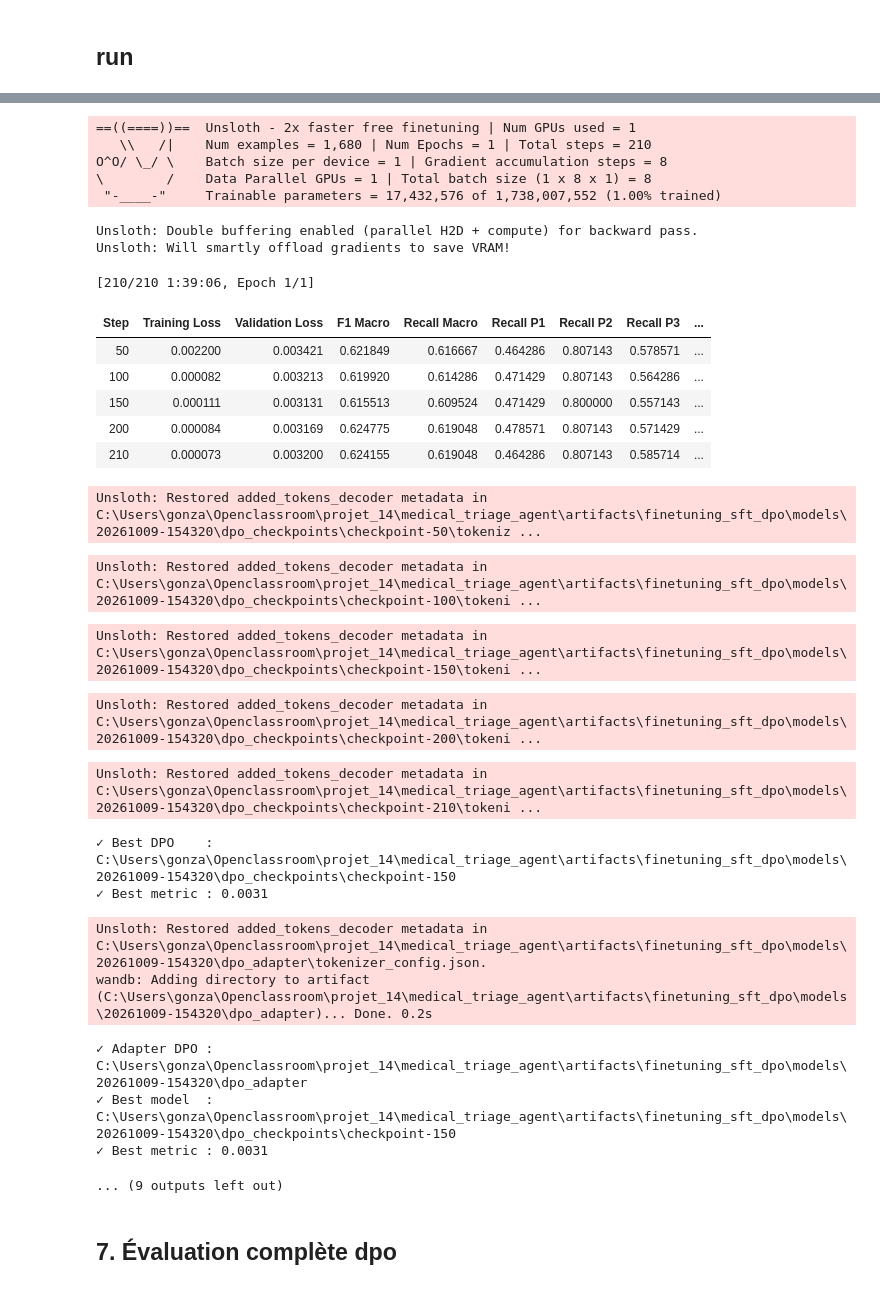
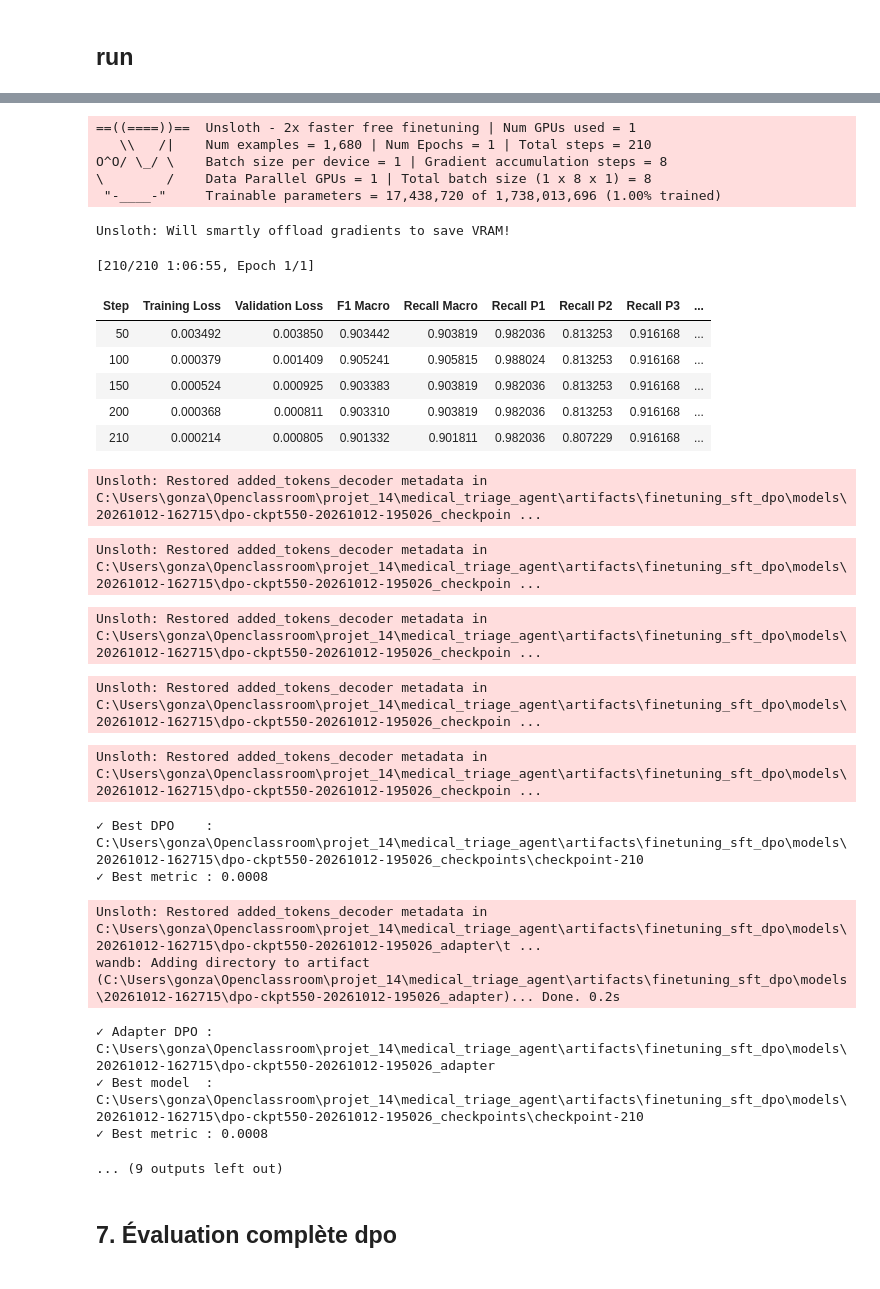
Before and after one commit to gonzalezcourrier34-glitch/medical_triage_agent, a Jupyter notebook: notebooks/06_finetuning_dpo.ipynb, the cells around one changed output, grey strips where cells are left out. Saved outputs shown, nothing was run; the diff lists cells and outputs as text; code cells hidden in the pictures.

```diff
--- a/notebooks/06_finetuning_dpo.ipynb
+++ b/notebooks/06_finetuning_dpo.ipynb
@@ -123,7 +123,8 @@ class ExperimentConfig:
     # Modèle de base réellement utilisé : Qwen/Qwen3-1.7B quantifié 4-bit par Unsloth
     # (et non Qwen3-1.7B-Base). La policy et la référence sont chargées depuis le
     # checkpoint SFT, qui pointe vers cette base dans son adapter_config.json.
-    model_id: str = "unsloth/Qwen3-1.7B-unsloth-bnb-4bit"
+    #model_id: str = "unsloth/Qwen3-1.7B-unsloth-bnb-4bit"
+    model_id: str = "Qwen/Qwen3-1.7B-Base"
     model_revision: str = "main"
 
     # Datasets
@@ -1450,6 +1516,24 @@ def precompute_reference_logps(
         .add_column("ref_rejected_logps", scores["rejected"])
     )
 # %%
+def enable_special_token_training(model, required: bool = True) -> int:
+    """Réactive l'entraînement des lignes des jetons spéciaux (trainable_token_indices).
+    Unsloth gèle tous les paramètres qui ne sont pas lora_A / lora_B après get_peft_model :
+    les deltas PEFT des jetons spéciaux sont donc créés mais figés. On les dégèle ici,
+    avant la création de l'optimiseur par le Trainer."""
+    names, count = [], 0
+    for name, param in model.named_parameters():
+        if "trainable_tokens_delta" in name:
+            param.requires_grad_(True)
+            names.append(name)
+            count += param.numel()
+    if required and not names:
+        raise RuntimeError("Aucun delta de jetons spéciaux : trainable_token_indices ignoré.")
+    if names:
+        print(f"✓ Jetons spéciaux entraînables | {len(names)} tenseur(s), {count:,} paramètres : {names}")
+    return count
+
+
 def load_dpo_model():
     """Charge le checkpoint SFT 4-bit."""
     if not torch.cuda.is_available():
@@ -1472,6 +1556,9 @@ def load_dpo_model():
     if tokenizer.pad_token_id is None:
         tokenizer.pad_token = tokenizer.eos_token
 
+    # Si le SFT a entraîné les jetons spéciaux, le DPO continue de les entraîner.
+    enable_special_token_training(model, required=False)
+
     return model, tokenizer, bf16, fp16, dtype
 # %%
 # ## Configure les hyperparamètres du Trainer DPO.
@@ -1509,7 +1596,7 @@ def build_dpo_config(
         save_total_limit=6,
         remove_unused_columns=False,                                  # Garde champs DPO
         report_to=REPORT_TO,                                          # W&B
-        run_name=run_name or f"dpo-{RUN_STAMP}",
+        run_name=run_name or f"{DPO_TAG}-{RUN_STAMP}",
         seed=CONFIG.seed,
         data_seed=CONFIG.seed
     )
@@ -2185,7 +2274,7 @@ results = {
     **dpo_validation_metrics,
 }
 
-metrics_path = RUN_METRIC_DIR / "dpo_training_metrics.json"
+metrics_path = DPO_METRIC_DIR / "dpo_training_metrics.json"
 save_metrics(metrics_path, results)  # Trace locale complète du run.
 
 
@@ -2202,7 +2291,8 @@ if dpo_run:
             "qwen3-triage-dpo-adapter",
             type="model",
             metadata={
-                "run_stamp": RUN_STAMP,                                      # Identifiant du run.
+                "run_stamp": RUN_STAMP,
+                "dpo_tag": DPO_TAG,                                      # Identifiant du run.
                 "sft_source_stamp": SFT_SOURCE_STAMP,                        # Run SFT source.
                 "sft_source_checkpoint": SFT_SOURCE_CHECKPOINT,              # Checkpoint SFT initial.
                 "reference_strategy": "precomputed_logps",                   # Référence DPO pré-calculée.
@@ -2218,53 +2308,52 @@ if dpo_run:
         artifact.add_dir(str(DPO_MODEL_PATH))  # Ajoute l'adapter DPO sauvegardé.
         dpo_run.log_artifact(artifact)
 
     finally:
         dpo_run.finish()  # Ferme proprement le run même en cas d'erreur W&B.
 
 
 # Affiche l'ensemble des métriques train + validation sous forme tabulaire.
 display(pd.DataFrame(
     results.items(),
     columns=["métrique", "valeur"]
 ))
 
 
 # Résumé final : provenance SFT, meilleur DPO et chemins des artefacts produits.
 print(
     f"\n✓ Run         : {RUN_STAMP}\n"
     f"✓ Source SFT  : {SFT_SOURCE_CHECKPOINT}\n"
     f"✓ Best DPO    : {best_checkpoint}\n"
     f"✓ Best metric : {best_metric:.4f}\n"
     f"✓ Adapter DPO : {DPO_MODEL_PATH}\n"
     f"✓ Métriques   : {metrics_path}"
 )
 # %% [output]
 ==((====))==  Unsloth - 2x faster free finetuning | Num GPUs used = 1
    \\   /|    Num examples = 1,680 | Num Epochs = 1 | Total steps = 210
 O^O/ \_/ \    Batch size per device = 1 | Gradient accumulation steps = 8
 \        /    Data Parallel GPUs = 1 | Total batch size (1 x 8 x 1) = 8
- "-____-"     Trainable parameters = 17,432,576 of 1,738,007,552 (1.00% trained)
+ "-____-"     Trainable parameters = 17,438,720 of 1,738,013,696 (1.00% trained)
-Unsloth: Double buffering enabled (parallel H2D + compute) for backward pass.
 Unsloth: Will smartly offload gradients to save VRAM!
-[210/210 1:39:06, Epoch 1/1]
+[210/210 1:06:55, Epoch 1/1]
 | Step | Training Loss | Validation Loss | F1 Macro | Recall Macro | Recall P1 | Recall P2 | Recall P3 | ... |
-| 50 | 0.002200 | 0.003421 | 0.621849 | 0.616667 | 0.464286 | 0.807143 | 0.578571 | ... |
-| 100 | 0.000082 | 0.003213 | 0.619920 | 0.614286 | 0.471429 | 0.807143 | 0.564286 | ... |
-| 150 | 0.000111 | 0.003131 | 0.615513 | 0.609524 | 0.471429 | 0.800000 | 0.557143 | ... |
-| 200 | 0.000084 | 0.003169 | 0.624775 | 0.619048 | 0.478571 | 0.807143 | 0.571429 | ... |
-| 210 | 0.000073 | 0.003200 | 0.624155 | 0.619048 | 0.464286 | 0.807143 | 0.585714 | ... |
+| 50 | 0.003492 | 0.003850 | 0.903442 | 0.903819 | 0.982036 | 0.813253 | 0.916168 | ... |
+| 100 | 0.000379 | 0.001409 | 0.905241 | 0.905815 | 0.988024 | 0.813253 | 0.916168 | ... |
+| 150 | 0.000524 | 0.000925 | 0.903383 | 0.903819 | 0.982036 | 0.813253 | 0.916168 | ... |
+| 200 | 0.000368 | 0.000811 | 0.903310 | 0.903819 | 0.982036 | 0.813253 | 0.916168 | ... |
+| 210 | 0.000214 | 0.000805 | 0.901332 | 0.901811 | 0.982036 | 0.807229 | 0.916168 | ... |
-Unsloth: Restored added_tokens_decoder metadata in C:\Users\gonza\Openclassroom\projet_14\medical_triage_agent\artifacts\finetuning_sft_dpo\models\20261009-154320\dpo_checkpoints\checkpoint-50\tokeniz ...
+Unsloth: Restored added_tokens_decoder metadata in C:\Users\gonza\Openclassroom\projet_14\medical_triage_agent\artifacts\finetuning_sft_dpo\models\20261012-162715\dpo-ckpt550-20261012-195026_checkpoin ...
-Unsloth: Restored added_tokens_decoder metadata in C:\Users\gonza\Openclassroom\projet_14\medical_triage_agent\artifacts\finetuning_sft_dpo\models\20261009-154320\dpo_checkpoints\checkpoint-100\tokeni ...
+Unsloth: Restored added_tokens_decoder metadata in C:\Users\gonza\Openclassroom\projet_14\medical_triage_agent\artifacts\finetuning_sft_dpo\models\20261012-162715\dpo-ckpt550-20261012-195026_checkpoin ...
-Unsloth: Restored added_tokens_decoder metadata in C:\Users\gonza\Openclassroom\projet_14\medical_triage_agent\artifacts\finetuning_sft_dpo\models\20261009-154320\dpo_checkpoints\checkpoint-150\tokeni ...
+Unsloth: Restored added_tokens_decoder metadata in C:\Users\gonza\Openclassroom\projet_14\medical_triage_agent\artifacts\finetuning_sft_dpo\models\20261012-162715\dpo-ckpt550-20261012-195026_checkpoin ...
-Unsloth: Restored added_tokens_decoder metadata in C:\Users\gonza\Openclassroom\projet_14\medical_triage_agent\artifacts\finetuning_sft_dpo\models\20261009-154320\dpo_checkpoints\checkpoint-200\tokeni ...
+Unsloth: Restored added_tokens_decoder metadata in C:\Users\gonza\Openclassroom\projet_14\medical_triage_agent\artifacts\finetuning_sft_dpo\models\20261012-162715\dpo-ckpt550-20261012-195026_checkpoin ...
-Unsloth: Restored added_tokens_decoder metadata in C:\Users\gonza\Openclassroom\projet_14\medical_triage_agent\artifacts\finetuning_sft_dpo\models\20261009-154320\dpo_checkpoints\checkpoint-210\tokeni ...
+Unsloth: Restored added_tokens_decoder metadata in C:\Users\gonza\Openclassroom\projet_14\medical_triage_agent\artifacts\finetuning_sft_dpo\models\20261012-162715\dpo-ckpt550-20261012-195026_checkpoin ...
-✓ Best DPO    : C:\Users\gonza\Openclassroom\projet_14\medical_triage_agent\artifacts\finetuning_sft_dpo\models\20261009-154320\dpo_checkpoints\checkpoint-150
-✓ Best metric : 0.0031
+✓ Best DPO    : C:\Users\gonza\Openclassroom\projet_14\medical_triage_agent\artifacts\finetuning_sft_dpo\models\20261012-162715\dpo-ckpt550-20261012-195026_checkpoints\checkpoint-210
+✓ Best metric : 0.0008
-Unsloth: Restored added_tokens_decoder metadata in C:\Users\gonza\Openclassroom\projet_14\medical_triage_agent\artifacts\finetuning_sft_dpo\models\20261009-154320\dpo_adapter\tokenizer_config.json.
-wandb: Adding directory to artifact (C:\Users\gonza\Openclassroom\projet_14\medical_triage_agent\artifacts\finetuning_sft_dpo\models\20261009-154320\dpo_adapter)... Done. 0.2s
+Unsloth: Restored added_tokens_decoder metadata in C:\Users\gonza\Openclassroom\projet_14\medical_triage_agent\artifacts\finetuning_sft_dpo\models\20261012-162715\dpo-ckpt550-20261012-195026_adapter\t ...
+wandb: Adding directory to artifact (C:\Users\gonza\Openclassroom\projet_14\medical_triage_agent\artifacts\finetuning_sft_dpo\models\20261012-162715\dpo-ckpt550-20261012-195026_adapter)... Done. 0.2s
-✓ Adapter DPO : C:\Users\gonza\Openclassroom\projet_14\medical_triage_agent\artifacts\finetuning_sft_dpo\models\20261009-154320\dpo_adapter
-✓ Best model  : C:\Users\gonza\Openclassroom\projet_14\medical_triage_agent\artifacts\finetuning_sft_dpo\models\20261009-154320\dpo_checkpoints\checkpoint-150
-✓ Best metric : 0.0031
+✓ Adapter DPO : C:\Users\gonza\Openclassroom\projet_14\medical_triage_agent\artifacts\finetuning_sft_dpo\models\20261012-162715\dpo-ckpt550-20261012-195026_adapter
+✓ Best model  : C:\Users\gonza\Openclassroom\projet_14\medical_triage_agent\artifacts\finetuning_sft_dpo\models\20261012-162715\dpo-ckpt550-20261012-195026_checkpoints\checkpoint-210
+✓ Best metric : 0.0008
 ... (9 outputs left out)
 # %% [markdown]
 ## 7. Évaluation complète dpo
```
Also changed, not shown: parts of 31 cells of this notebook, 19 other files.
